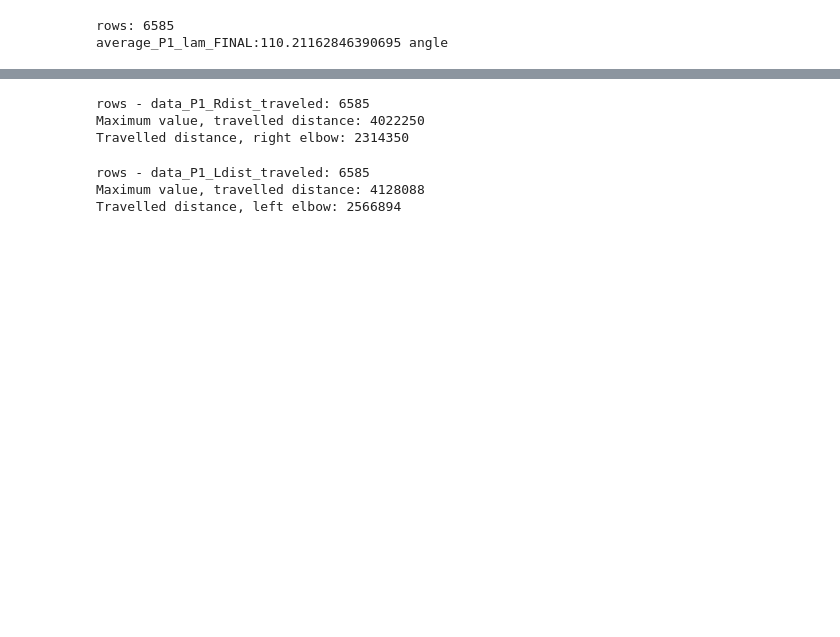
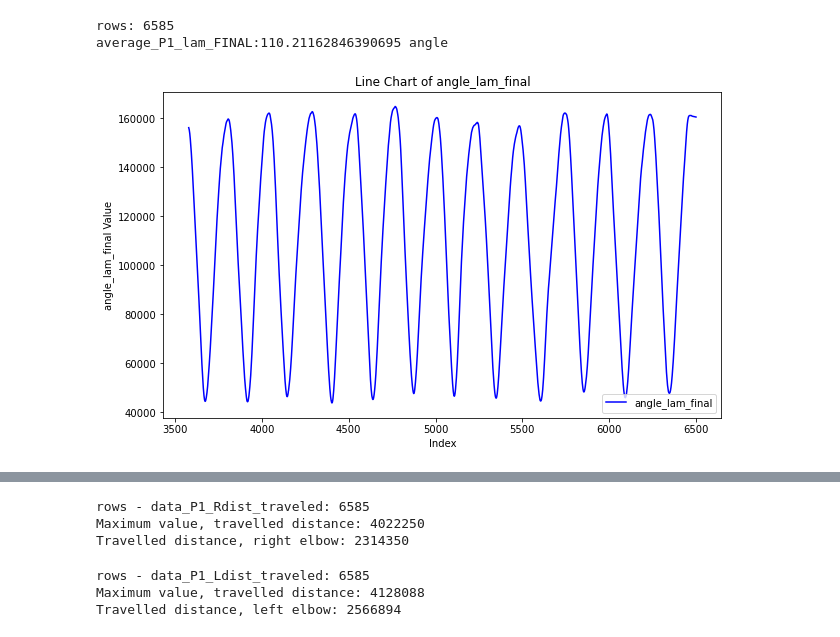
Before and after one commit to faufreiter/motion_capture, a Jupyter notebook: data/P1/P1_analysis.ipynb, the cells around one changed output, grey strips where cells are left out. Saved outputs shown, nothing was run; the diff lists cells and outputs as text; code cells hidden in the pictures; blank space fills up the shorter version.

```diff
--- a/data/P1/P1_analysis.ipynb
+++ b/data/P1/P1_analysis.ipynb
@@ -58,3 +89,20 @@ print(f"average_P1_lam_FINAL:{average_P1_lam_FINAL} angle")
 # %% [output]
 rows: 6585
 average_P1_lam_FINAL:110.21162846390695 angle
+# %%
+# Load the data from the new CSV file
+data_P1_lam = pd.read_csv('./training_P1_lam_final.csv')
+
+# Select the range of rows from 3578 to 6500 for plotting
+data_to_plot = data_P1_lam.loc[3578:6500, 'angle_lam_final']
+
+# Create a line chart
+plt.figure(figsize=(10, 6))
+plt.plot(data_to_plot.index, data_to_plot, label='angle_lam_final', color='blue') # You can change the color if needed
+plt.title('Line Chart of angle_lam_final')
+plt.xlabel('Index')
+plt.ylabel('angle_lam_final Value')
+plt.legend()
+plt.show()
+# %% [output]
+[figure, added]
```
Also changed, not shown: parts of 5 cells of this notebook, 3 other files.
